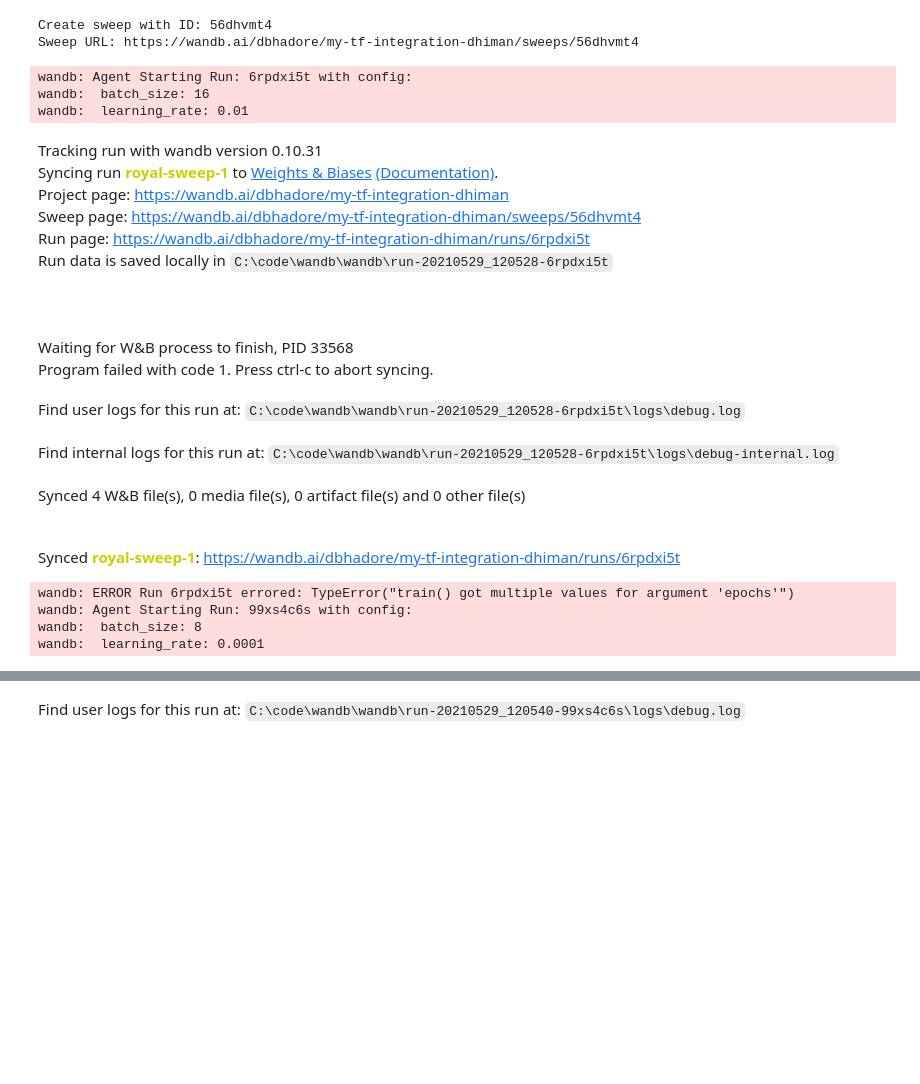
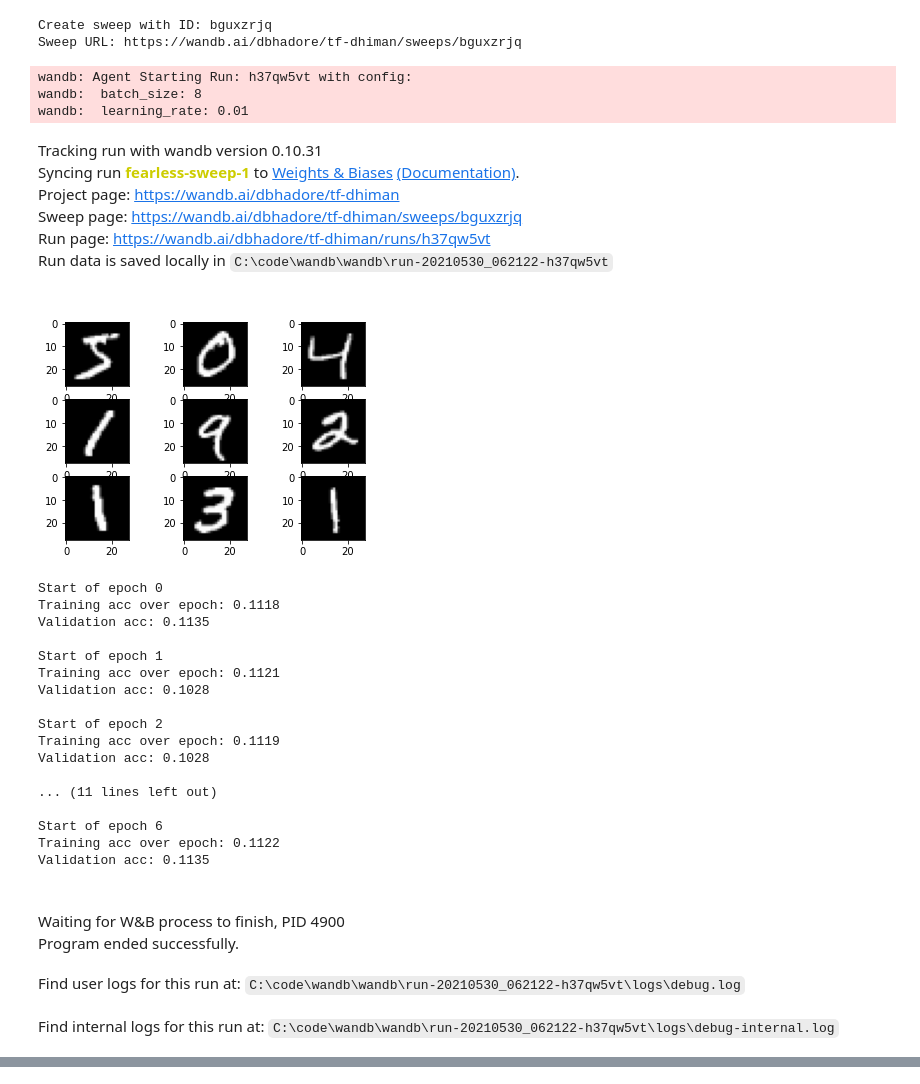
Before and after one commit to dbhadore/wandb-dhimam, a Jupyter notebook: Tensorflow.ipynb, the cells around one changed output, grey strips where cells are left out. Drawn from its saved outputs; the diff is of its cells as text; code cells hidden in the pictures; blank space fills up the shorter version.

```diff
--- a/Tensorflow.ipynb
+++ b/Tensorflow.ipynb
@@ -64,12 +67,15 @@ def train(train_dataset,
           val_dataset,
           model,
           optimizer,
+          loss_fn,
           train_acc_metric,
           val_acc_metric,
           epochs=10,
           log_step=200,
           val_log_step=50):
 
+
+    table = wandb.Table(columns=["epochs", "loss", "acc", 'val_loss', 'val_accuracy'])
     for epoch in range(epochs):
         print("\nStart of epoch %d" % (epoch,))
 
@@ -107,3 +113,8 @@ def train(train_dataset,
                    'acc': float(train_acc),
                    'val_loss': np.mean(val_loss),
                    'val_acc':float(val_acc)})
+        table.add_data(epoch, np.mean(train_loss), float(train_acc), np.mean(val_loss), np.mean(val_loss))
+
+    mectrics_artifact = wandb.Artifact('Dhiman_Matrics_Arifact',type='Metrics')
+    mectrics_artifact.add(table,'Dhiman_Metrics_Table')
+    wandb.log_artifact(mectrics_artifact)
@@ -229,6 +156,18 @@ def sweep_train():
     train_acc_metric = keras.metrics.SparseCategoricalAccuracy()
     val_acc_metric = keras.metrics.SparseCategoricalAccuracy()
 
+    (x_train1, y_train1), (x_test1, y_test1) = keras.datasets.mnist.load_data()
+
+    from matplotlib import pyplot
+    for i in range(9):
+        # define subplot
+        pyplot.subplot(330 + 1 + i)
+        # plot raw pixel data
+        pyplot.imshow(x_train1[i], cmap=pyplot.get_cmap('gray'))
+        # show the figure
+    wandb.log({"Training Data Sample": pyplot})
+    pyplot.show()
+
     train(train_dataset,
           val_dataset,
           model,
@@ -248,39 +187,52 @@ sweep_config = {
   },
   'early_terminate':{
       'type': 'hyperband',
-      'min_iter': 5
+      'max_iter': 27,
+      's':2
   },
   'parameters': {
       'batch_size': {
-          'values': [8, 16, 32, 64, 128, 256]
+          'values': [8, 16, 32, 64, 128]
       },
       'learning_rate':{
-          'values': [0.01, 0.005, 0.001, 0.0005, 0.0001]
+          'values': [0.01, 0.005, 0.001, 0.0005]
       }
   }
 }
 # %%
-sweep_id = wandb.sweep(sweep_config, project="my-tf-integration-dhiman")
+sweep_id = wandb.sweep(sweep_config, project="tf-dhiman")
 wandb.agent(sweep_id, function=sweep_train)
 # %% [output]
-Create sweep with ID: 56dhvmt4
-Sweep URL: https://wandb.ai/dbhadore/my-tf-integration-dhiman/sweeps/56dhvmt4
+Create sweep with ID: bguxzrjq
+Sweep URL: https://wandb.ai/dbhadore/tf-dhiman/sweeps/bguxzrjq
-wandb: Agent Starting Run: 6rpdxi5t with config:
-wandb:  batch_size: 16
+wandb: Agent Starting Run: h37qw5vt with config:
+wandb:  batch_size: 8
 wandb:  learning_rate: 0.01
 Tracking run with wandb version 0.10.31
-Syncing run royal-sweep-1 to Weights & Biases (Documentation).
-Project page: https://wandb.ai/dbhadore/my-tf-integration-dhiman
-Sweep page: https://wandb.ai/dbhadore/my-tf-integration-dhiman/sweeps/56dhvmt4
-Run page: https://wandb.ai/dbhadore/my-tf-integration-dhiman/runs/6rpdxi5t
-Run data is saved locally in C:\code\wandb\wandb\run-20210529_120528-6rpdxi5t
+Syncing run fearless-sweep-1 to Weights & Biases (Documentation).
+Project page: https://wandb.ai/dbhadore/tf-dhiman
+Sweep page: https://wandb.ai/dbhadore/tf-dhiman/sweeps/bguxzrjq
+Run page: https://wandb.ai/dbhadore/tf-dhiman/runs/h37qw5vt
+Run data is saved locally in C:\code\wandb\wandb\run-20210530_062122-h37qw5vt
+[figure, added]
+Start of epoch 0
+Training acc over epoch: 0.1118
+Validation acc: 0.1135
+
+Start of epoch 1
+Training acc over epoch: 0.1121
+Validation acc: 0.1028
+
+Start of epoch 2
+Training acc over epoch: 0.1119
+Validation acc: 0.1028
+
+... (11 lines left out)
+
+Start of epoch 6
+Training acc over epoch: 0.1122
+Validation acc: 0.1135
-Waiting for W&B process to finish, PID 33568
-Program failed with code 1. Press ctrl-c to abort syncing.
+Waiting for W&B process to finish, PID 4900
+Program ended successfully.
-Find user logs for this run at: C:\code\wandb\wandb\run-20210529_120528-6rpdxi5t\logs\debug.log
+Find user logs for this run at: C:\code\wandb\wandb\run-20210530_062122-h37qw5vt\logs\debug.log
-Find internal logs for this run at: C:\code\wandb\wandb\run-20210529_120528-6rpdxi5t\logs\debug-internal.log
+Find internal logs for this run at: C:\code\wandb\wandb\run-20210530_062122-h37qw5vt\logs\debug-internal.log
-Synced 4 W&B file(s), 0 media file(s), 0 artifact file(s) and 0 other file(s)
-Synced royal-sweep-1: https://wandb.ai/dbhadore/my-tf-integration-dhiman/runs/6rpdxi5t
-wandb: ERROR Run 6rpdxi5t errored: TypeError("train() got multiple values for argument 'epochs'")
-wandb: Agent Starting Run: 99xs4c6s with config:
-wandb:  batch_size: 8
-wandb:  learning_rate: 0.0001
@@ -295 +238,0 @@ Program failed with code 1. Press ctrl-c to abort syncing.
-Find user logs for this run at: C:\code\wandb\wandb\run-20210529_120540-99xs4c6s\logs\debug.log
```
Also changed, not shown: parts of 4 cells of this notebook.
